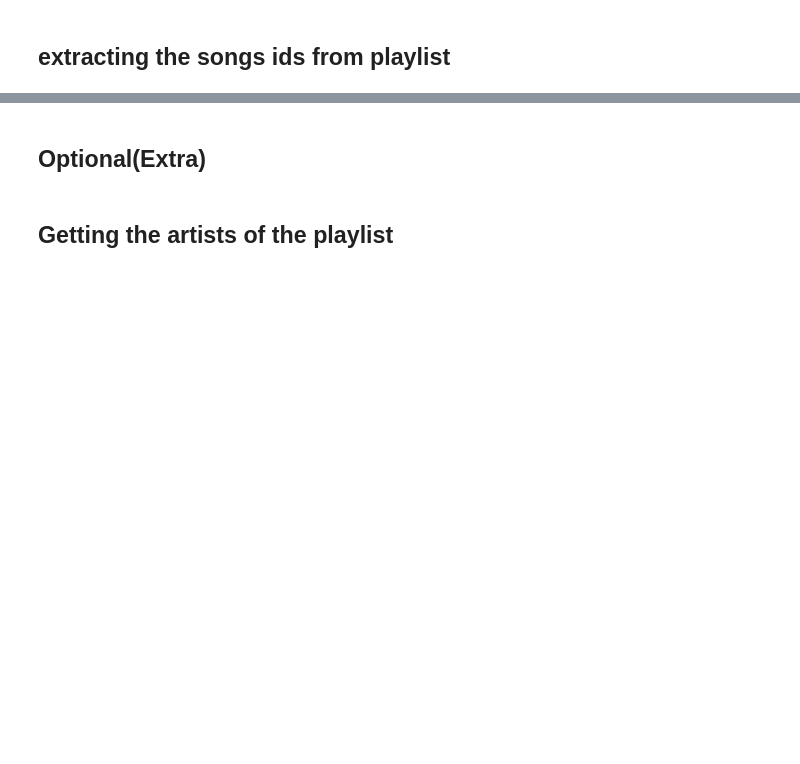
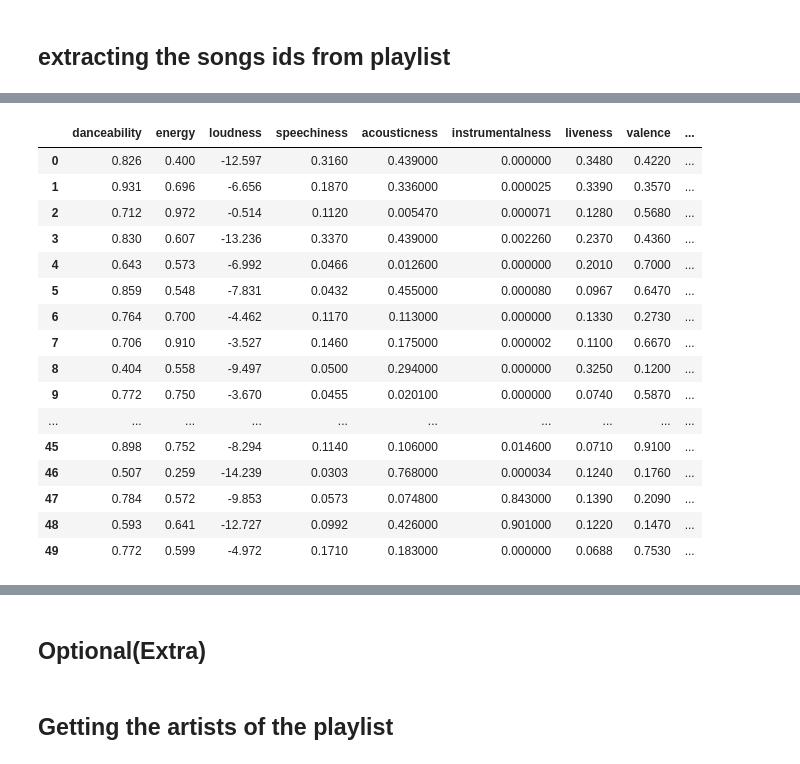
Before and after one commit to Iryna-Nesterenko/Song-recommender, a Jupyter notebook: Spotify_Structure.ipynb, the cells around one changed output, grey strips where cells are left out. Saved outputs shown, nothing was run; the diff lists cells and outputs as text; code cells hidden in the pictures; blank space fills up the shorter version.

```diff
--- a/Spotify_Structure.ipynb
+++ b/Spotify_Structure.ipynb
@@ -474,0 +1346,23 @@ for item in range(0,10):
+# %%
+list_of_audio_features_rap=[]
+for item in range(0,287):
+    #print (tracks[item]["track"]["id"])
+    list_of_audio_features_rap.append(sp.audio_features(tracks_rap[item]["track"]["id"])[0])
+# %%
+list_of_audio_features_rnb=[]
+for item in range(0,395):
+    #print (tracks[item]["track"]["id"])
+    list_of_audio_features_rnb.append(sp.audio_features(tracks_rnb[item]["track"]["id"])[0])
+# %%
+list_of_audio_features_long=[]
+for item in range(0,3000):
+    try:
+        #print (tracks[item]["track"]["id"])
+        list_of_audio_features_long.append(sp.audio_features(tracks_long[item]["track"]["id"])[0])
+    except:
+        pass
+# %%
+list_of_audio_features_top_uk=[]
+for item in range(0,50):
+    #print (tracks[item]["track"]["id"])
+    list_of_audio_features_top_uk.append(sp.audio_features(tracks_top_uk[item]["track"]["id"])[0])
@@ -492,0 +1855,24 @@ df
+# %%
+df_top_uk=pd.DataFrame(list_of_audio_features_top_uk)
+df_top_uk=df_top_uk[["danceability","energy","loudness","speechiness","acousticness",
+    "instrumentalness","liveness","valence","tempo","id","duration_ms"]]
+
+df_top_uk
+# %% [output]
+|  | danceability | energy | loudness | speechiness | acousticness | instrumentalness | liveness | valence | ... |
+| 0 | 0.826 | 0.400 | -12.597 | 0.3160 | 0.439000 | 0.000000 | 0.3480 | 0.4220 | ... |
+| 1 | 0.931 | 0.696 | -6.656 | 0.1870 | 0.336000 | 0.000025 | 0.3390 | 0.3570 | ... |
+| 2 | 0.712 | 0.972 | -0.514 | 0.1120 | 0.005470 | 0.000071 | 0.1280 | 0.5680 | ... |
+| 3 | 0.830 | 0.607 | -13.236 | 0.3370 | 0.439000 | 0.002260 | 0.2370 | 0.4360 | ... |
+| 4 | 0.643 | 0.573 | -6.992 | 0.0466 | 0.012600 | 0.000000 | 0.2010 | 0.7000 | ... |
+| 5 | 0.859 | 0.548 | -7.831 | 0.0432 | 0.455000 | 0.000080 | 0.0967 | 0.6470 | ... |
+| 6 | 0.764 | 0.700 | -4.462 | 0.1170 | 0.113000 | 0.000000 | 0.1330 | 0.2730 | ... |
+| 7 | 0.706 | 0.910 | -3.527 | 0.1460 | 0.175000 | 0.000002 | 0.1100 | 0.6670 | ... |
+| 8 | 0.404 | 0.558 | -9.497 | 0.0500 | 0.294000 | 0.000000 | 0.3250 | 0.1200 | ... |
+| 9 | 0.772 | 0.750 | -3.670 | 0.0455 | 0.020100 | 0.000000 | 0.0740 | 0.5870 | ... |
+| ... | ... | ... | ... | ... | ... | ... | ... | ... | ... |
+| 45 | 0.898 | 0.752 | -8.294 | 0.1140 | 0.106000 | 0.014600 | 0.0710 | 0.9100 | ... |
+| 46 | 0.507 | 0.259 | -14.239 | 0.0303 | 0.768000 | 0.000034 | 0.1240 | 0.1760 | ... |
+| 47 | 0.784 | 0.572 | -9.853 | 0.0573 | 0.074800 | 0.843000 | 0.1390 | 0.2090 | ... |
+| 48 | 0.593 | 0.641 | -12.727 | 0.0992 | 0.426000 | 0.901000 | 0.1220 | 0.1470 | ... |
+| 49 | 0.772 | 0.599 | -4.972 | 0.1710 | 0.183000 | 0.000000 | 0.0688 | 0.7530 | ... |
```
Also changed, not shown: parts of 214 cells of this notebook, 5 other files.
